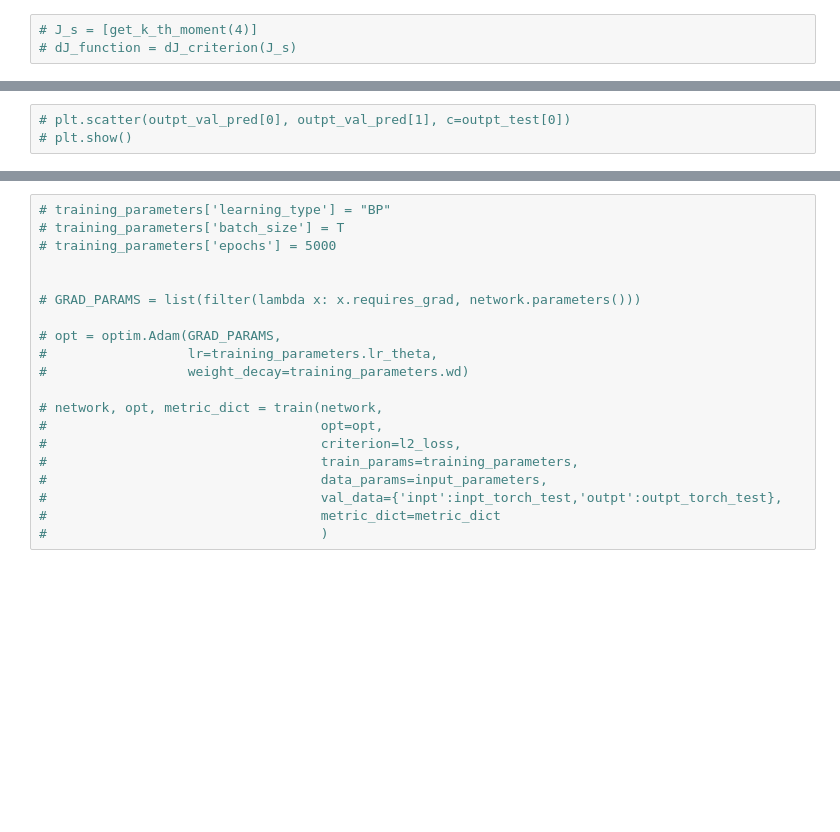
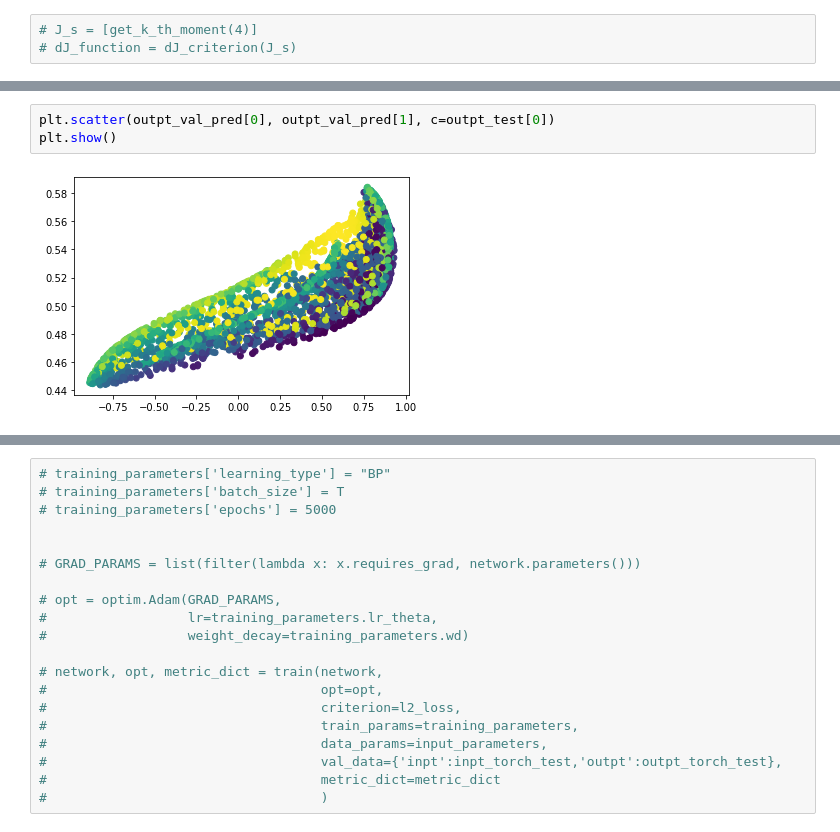
Before and after one commit to blufzzz/NonlinearHebbianPlasticity, a Jupyter notebook: mlp_nonlinear.ipynb, the cells around one changed output, grey strips where cells are left out. Drawn from its saved outputs; the diff is of its cells as text; blank space fills up the shorter version.

```diff
--- a/mlp_nonlinear.ipynb
+++ b/mlp_nonlinear.ipynb
@@ -435,6 +523,8 @@ outpt_val_pred.shape
 # %%
-# plt.scatter(outpt_val_pred[0], outpt_val_pred[1], c=outpt_test[0])
-# plt.show()
+plt.scatter(outpt_val_pred[0], outpt_val_pred[1], c=outpt_test[0])
+plt.show()
+# %% [output]
+[figure, added]
 # %%
 # network = MLP_NonlinearEncoder(**encoder_parameters).to(device)
 
```
Also changed, not shown: parts of 41 cells of this notebook, 8 other files.
